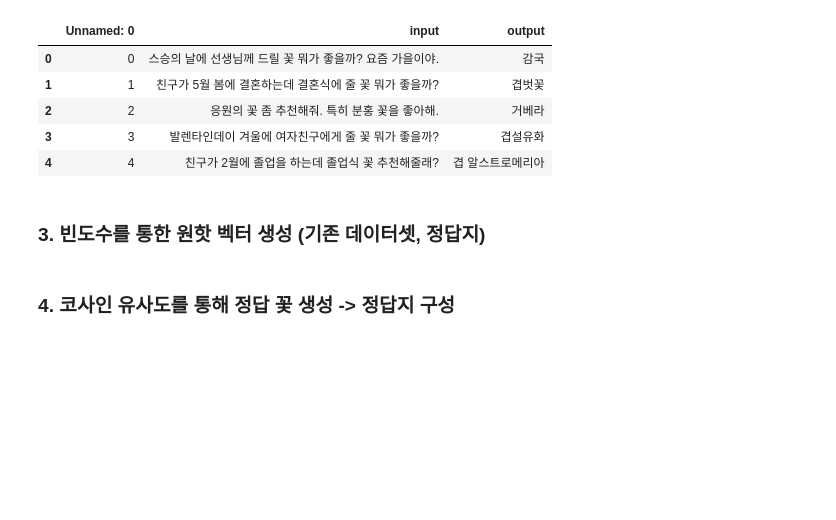
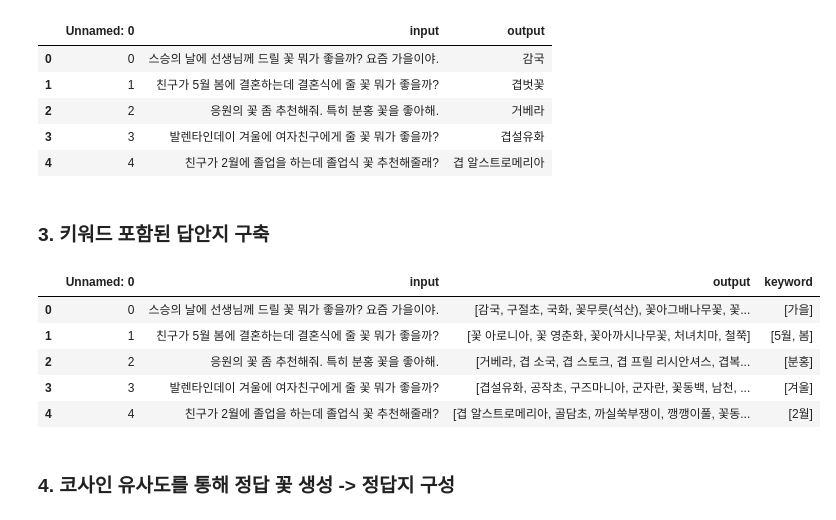
Before and after one commit to Fiurinee-Tave/Model, a Jupyter notebook: data/14_추천시스템_평가.ipynb, the cells around one changed output. Cells and saved outputs as stored; diff of their text form; code cells hidden in the pictures; blank space fills up the shorter version.

Commit message:
데이터셋 구축

```diff
--- a/data/14_추천시스템_평가.ipynb
+++ b/data/14_추천시스템_평가.ipynb
@@ -163,6 +162,29 @@ def extract_keywords(text):
     tokens = okt.morphs(text)
     return [token for token in tokens if token in keywords]
 
-correct['keword'] = correct['input'].apply(extract_keywords)
+correct['keyword'] = correct['input'].apply(extract_keywords)
-# %% [markdown]
-### 3. 빈도수를 통한 원핫 벡터 생성 (기존 데이터셋, 정답지)
+# %% [markdown]
+### 3. 키워드 포함된 답안지 구축
+# %%
+# 각 input에 대해 keyword를 파싱하여 해당하는 꽃들을 찾아서 output 열에 추가하는 함수
+def find_matching_flowers(data):
+    for index, row in data.iterrows():
+        keyword = row['keyword']  # 문자열로 된 리스트를 파이썬 리스트로 변환
+        matching_flowers = []
+
+        for flower, properties in flower_keywords.items():
+            if all(prop in properties for prop in keyword):
+                matching_flowers.append(flower)
+        data.at[index, 'output'] = matching_flowers #원본 데이터프레임에 반영
+    return data
+# %%
+# 결과 출력
+correct = find_matching_flowers(correct)
+correct.head(5)
+# %% [output]
+|  | Unnamed: 0 | input | output | keyword |
+| 0 | 0 | 스승의 날에 선생님께 드릴 꽃 뭐가 좋을까? 요즘 가을이야. | [감국, 구절초, 국화, 꽃무릇(석산), 꽃아그배나무꽃, 꽃... | [가을] |
+| 1 | 1 | 친구가 5월 봄에 결혼하는데 결혼식에 줄 꽃 뭐가 좋을까? | [꽃 아로니아, 꽃 영춘화, 꽃아까시나무꽃, 처녀치마, 철쭉] | [5월, 봄] |
+| 2 | 2 | 응원의 꽃 좀 추천해줘. 특히 분홍 꽃을 좋아해. | [거베라, 겹 소국, 겹 스토크, 겹 프릴 리시안셔스, 겹복... | [분홍] |
+| 3 | 3 | 발렌타인데이 겨울에 여자친구에게 줄 꽃 뭐가 좋을까? | [겹설유화, 공작초, 구즈마니아, 군자란, 꽃동백, 남천, ... | [겨울] |
+| 4 | 4 | 친구가 2월에 졸업을 하는데 졸업식 꽃 추천해줄래? | [겹 알스트로메리아, 골담초, 까실쑥부쟁이, 깽깽이풀, 꽃동... | [2월] |
```
Also changed, not shown: parts of 4 cells of this notebook, 1 other file.
